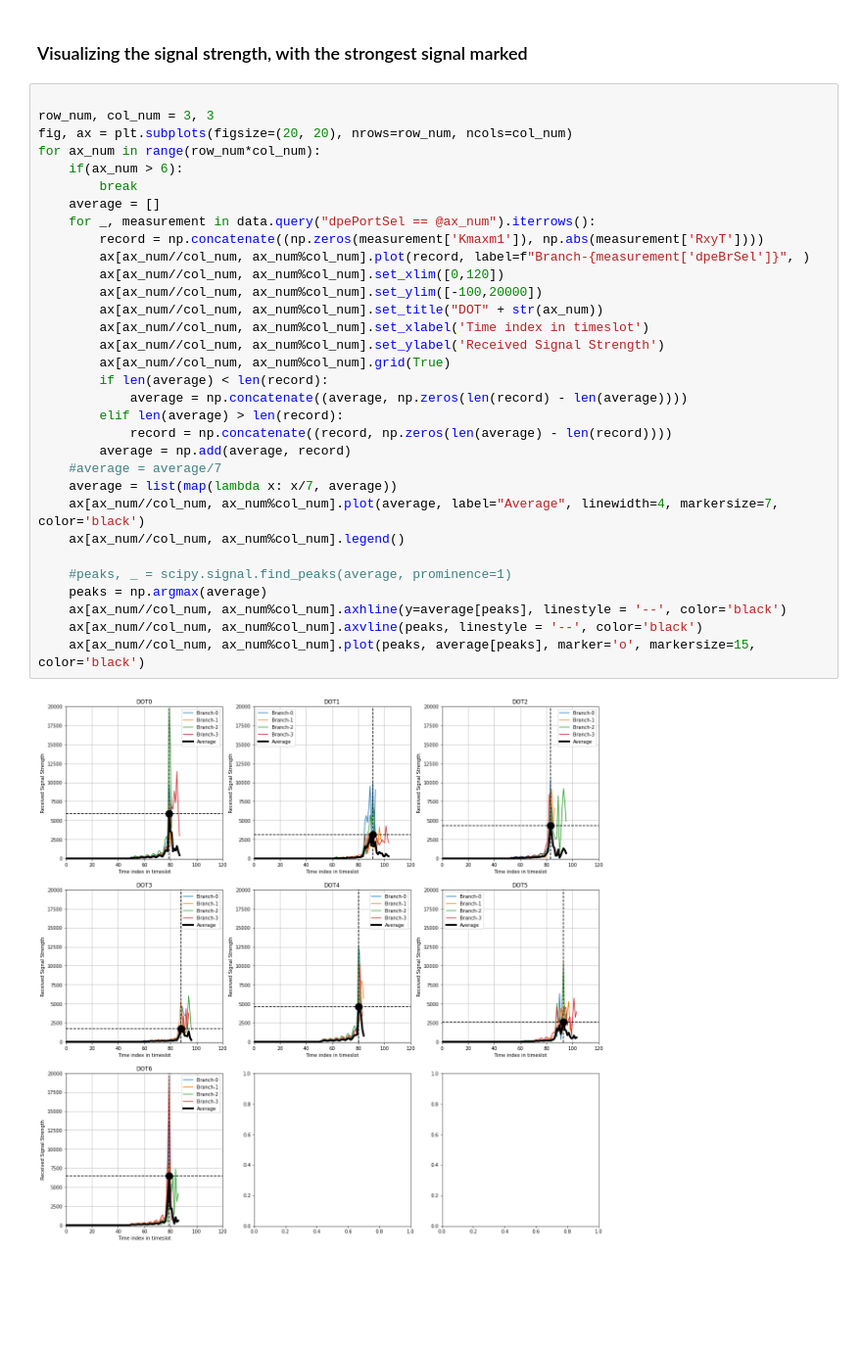
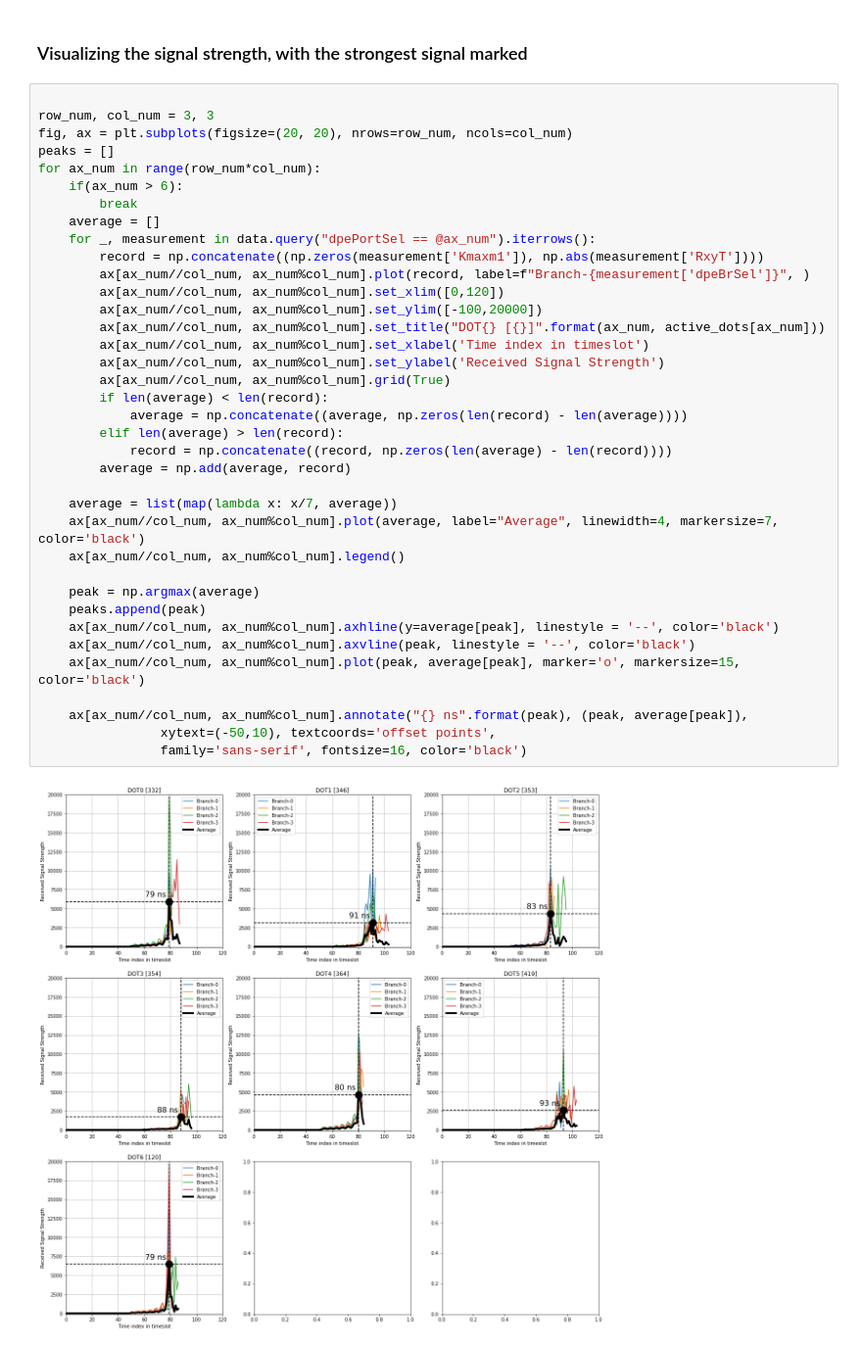
Before and after one commit to pintermatyas/Onlab-2022-23-2, a Jupyter notebook: Project/tdoa_sample.ipynb, the cells around one changed output. Shown: that part at 98% size. Cells and saved outputs as stored; diff of their text form; blank space fills up the shorter version.

```diff
--- a/Project/tdoa_sample.ipynb
+++ b/Project/tdoa_sample.ipynb
@@ -153,34 +174,39 @@ data
 # %%
 
 row_num, col_num = 3, 3
 fig, ax = plt.subplots(figsize=(20, 20), nrows=row_num, ncols=col_num)
+peaks = []
 for ax_num in range(row_num*col_num):
     if(ax_num > 6):
         break
     average = []
     for _, measurement in data.query("dpePortSel == @ax_num").iterrows():
         record = np.concatenate((np.zeros(measurement['Kmaxm1']), np.abs(measurement['RxyT'])))
         ax[ax_num//col_num, ax_num%col_num].plot(record, label=f"Branch-{measurement['dpeBrSel']}", )
         ax[ax_num//col_num, ax_num%col_num].set_xlim([0,120])
         ax[ax_num//col_num, ax_num%col_num].set_ylim([-100,20000])
-        ax[ax_num//col_num, ax_num%col_num].set_title("DOT" + str(ax_num))
+        ax[ax_num//col_num, ax_num%col_num].set_title("DOT{} [{}]".format(ax_num, active_dots[ax_num]))
         ax[ax_num//col_num, ax_num%col_num].set_xlabel('Time index in timeslot')
         ax[ax_num//col_num, ax_num%col_num].set_ylabel('Received Signal Strength')
         ax[ax_num//col_num, ax_num%col_num].grid(True)
         if len(average) < len(record):
             average = np.concatenate((average, np.zeros(len(record) - len(average))))
         elif len(average) > len(record):
             record = np.concatenate((record, np.zeros(len(average) - len(record))))
         average = np.add(average, record)
-    #average = average/7
+
     average = list(map(lambda x: x/7, average))
     ax[ax_num//col_num, ax_num%col_num].plot(average, label="Average", linewidth=4, markersize=7, color='black')
     ax[ax_num//col_num, ax_num%col_num].legend()
 
-    #peaks, _ = scipy.signal.find_peaks(average, prominence=1)
-    peaks = np.argmax(average)
-    ax[ax_num//col_num, ax_num%col_num].axhline(y=average[peaks], linestyle = '--', color='black')
-    ax[ax_num//col_num, ax_num%col_num].axvline(peaks, linestyle = '--', color='black')
-    ax[ax_num//col_num, ax_num%col_num].plot(peaks, average[peaks], marker='o', markersize=15, color='black')
+    peak = np.argmax(average)
+    peaks.append(peak)
+    ax[ax_num//col_num, ax_num%col_num].axhline(y=average[peak], linestyle = '--', color='black')
+    ax[ax_num//col_num, ax_num%col_num].axvline(peak, linestyle = '--', color='black')
+    ax[ax_num//col_num, ax_num%col_num].plot(peak, average[peak], marker='o', markersize=15, color='black')
+
+    ax[ax_num//col_num, ax_num%col_num].annotate("{} ns".format(peak), (peak, average[peak]),
+                xytext=(-50,10), textcoords='offset points',
+                family='sans-serif', fontsize=16, color='black')
 # %% [output]
-[figure, old version]
+[figure, new version]
```
Also changed, not shown: parts of 3 cells of this notebook.
